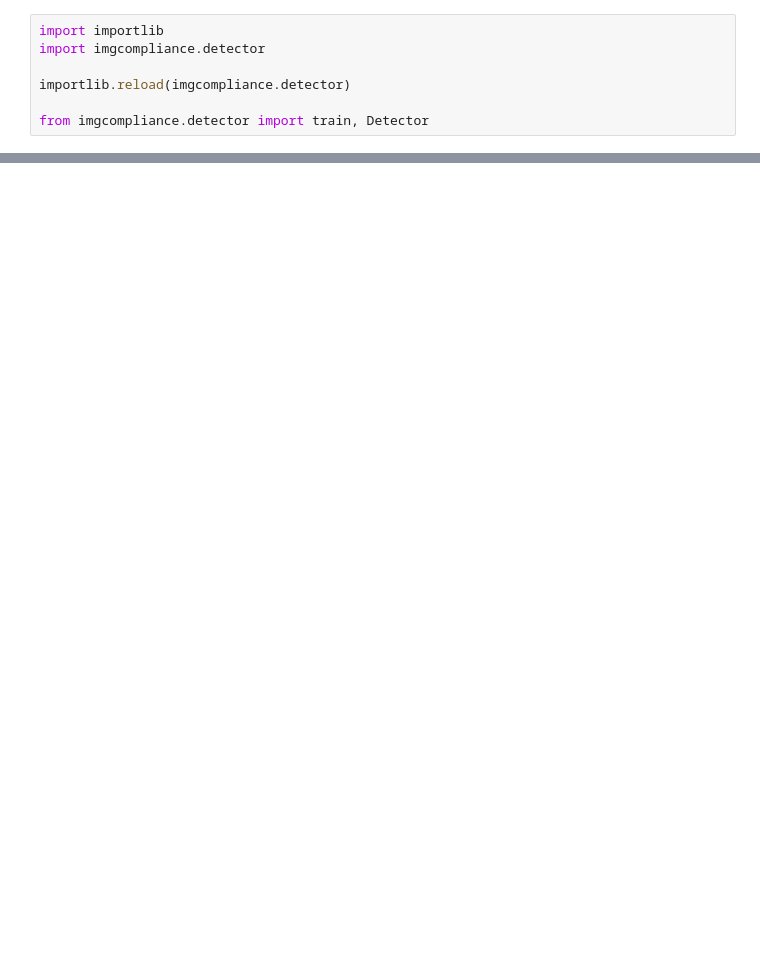
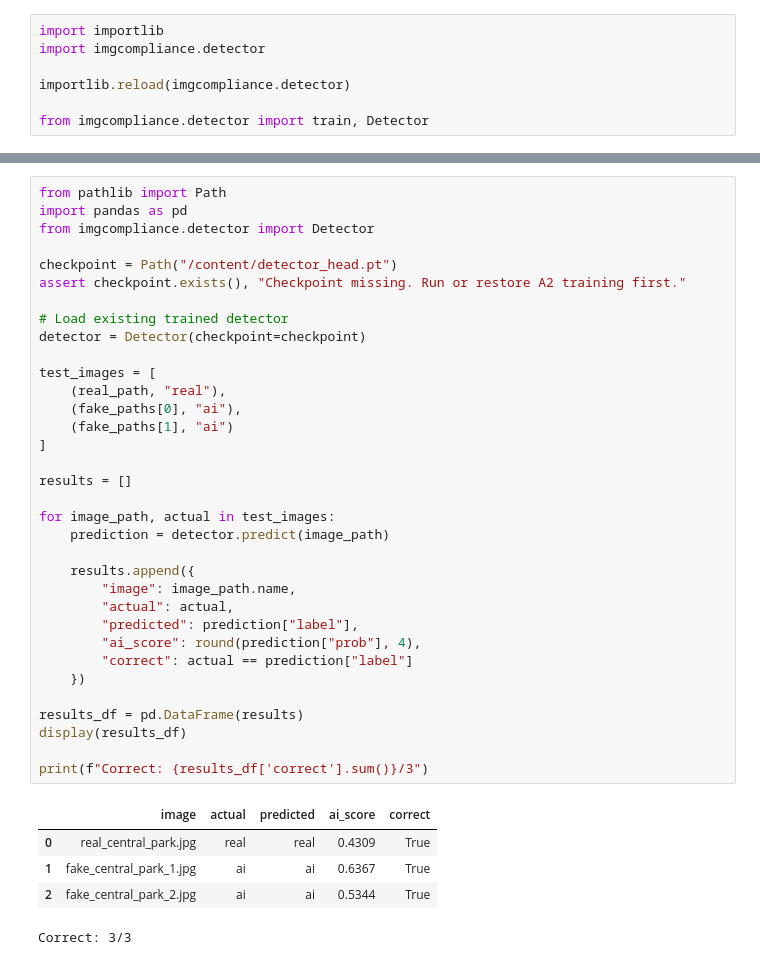
Before and after one commit to SunJ2432/ai-image-compliance, a Jupyter notebook: notebooks/02_detector.ipynb, the cells around one changed output, grey strips where cells are left out. Saved outputs shown, nothing was run; the diff lists cells and outputs as text; blank space fills up the shorter version.

```diff
--- a/notebooks/02_detector.ipynb
+++ b/notebooks/02_detector.ipynb
@@ -87,0 +162,40 @@ Reloaded model: {'prob': 0.32856687903404236, 'label': 'real', 'model_version':
+# %%
+from pathlib import Path
+import pandas as pd
+from imgcompliance.detector import Detector
+
+checkpoint = Path("/content/detector_head.pt")
+assert checkpoint.exists(), "Checkpoint missing. Run or restore A2 training first."
+
+# Load existing trained detector
+detector = Detector(checkpoint=checkpoint)
+
+test_images = [
+    (real_path, "real"),
+    (fake_paths[0], "ai"),
+    (fake_paths[1], "ai")
+]
+
+results = []
+
+for image_path, actual in test_images:
+    prediction = detector.predict(image_path)
+
+    results.append({
+        "image": image_path.name,
+        "actual": actual,
+        "predicted": prediction["label"],
+        "ai_score": round(prediction["prob"], 4),
+        "correct": actual == prediction["label"]
+    })
+
+results_df = pd.DataFrame(results)
+display(results_df)
+
+print(f"Correct: {results_df['correct'].sum()}/3")
+# %% [output]
+|  | image | actual | predicted | ai_score | correct |
+| 0 | real_central_park.jpg | real | real | 0.4309 | True |
+| 1 | fake_central_park_1.jpg | ai | ai | 0.6367 | True |
+| 2 | fake_central_park_2.jpg | ai | ai | 0.5344 | True |
+Correct: 3/3
```
Also changed, not shown: parts of 8 cells of this notebook.
